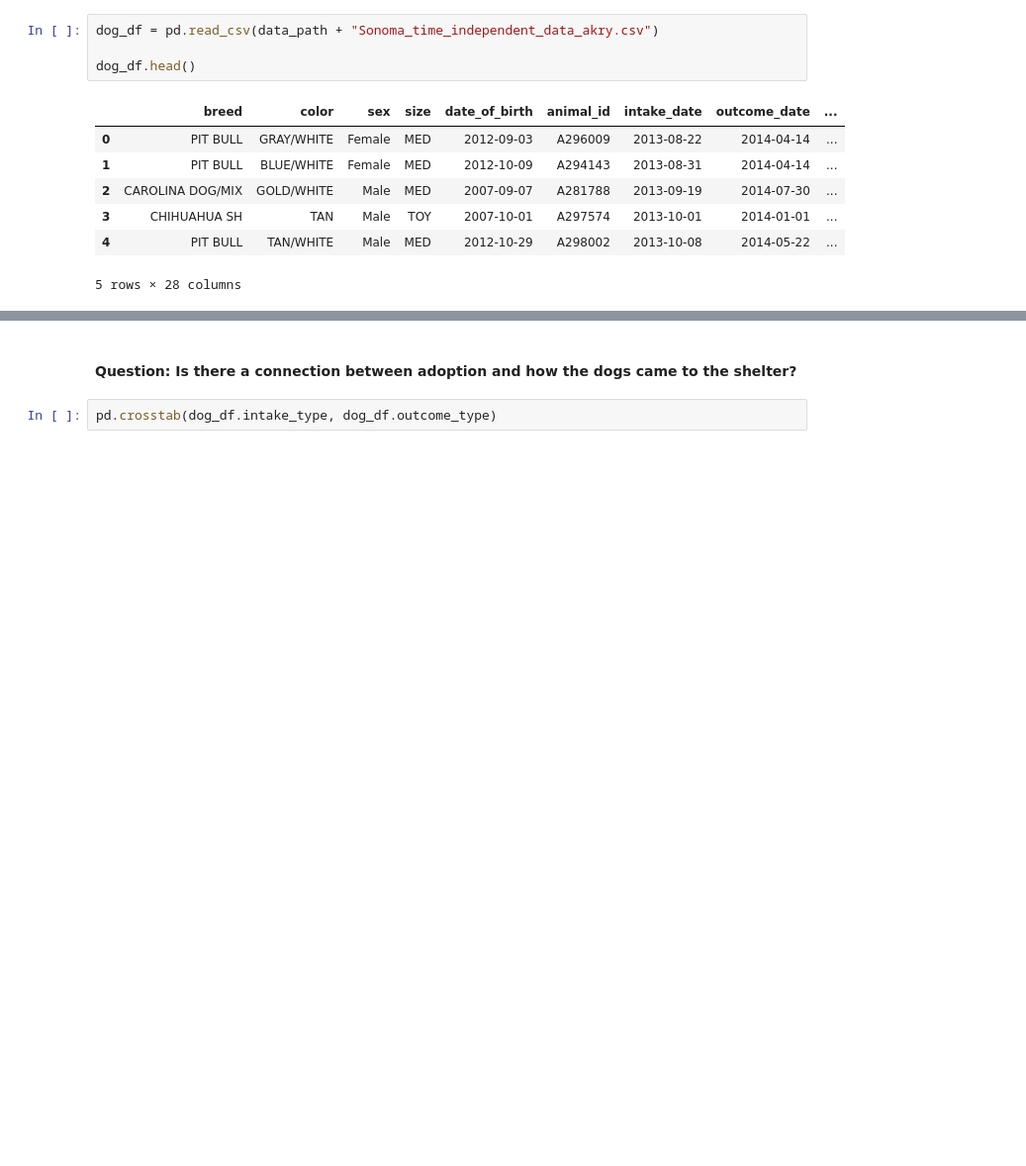
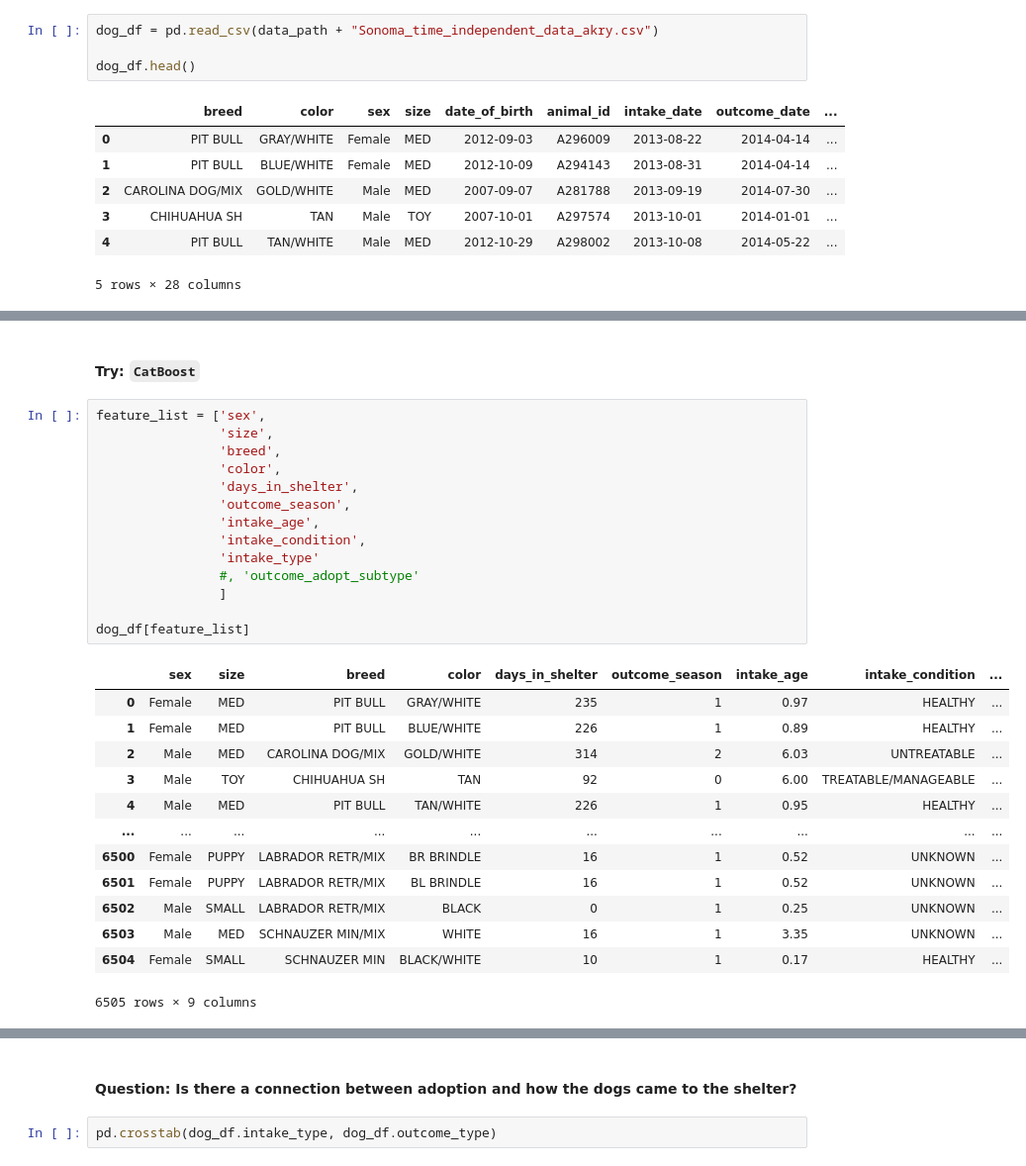
Before and after one commit to rty10/doggy-doggy-what-now, a Jupyter notebook: python_notebooks/time_independent_modeling/nontemporal_modeling_03.ipynb, the cells around one changed output, grey strips where cells are left out. Shown: that part at 99% size. Saved outputs shown, nothing was run; the diff lists cells and outputs as text; blank space fills up the shorter version.

```diff
--- a/python_notebooks/time_independent_modeling/nontemporal_modeling_03.ipynb
+++ b/python_notebooks/time_independent_modeling/nontemporal_modeling_03.ipynb
@@ -77,0 +100,30 @@ dog_df.head()
+# %% [markdown]
+#### Try: `CatBoost`
+# %%
+feature_list = ['sex',
+                'size',
+                'breed',
+                'color',
+                'days_in_shelter',
+                'outcome_season',
+                'intake_age',
+                'intake_condition',
+                'intake_type'
+                #, 'outcome_adopt_subtype'
+                ]
+
+dog_df[feature_list]
+# %% [output]
+|  | sex | size | breed | color | days_in_shelter | outcome_season | intake_age | intake_condition | ... |
+| 0 | Female | MED | PIT BULL | GRAY/WHITE | 235 | 1 | 0.97 | HEALTHY | ... |
+| 1 | Female | MED | PIT BULL | BLUE/WHITE | 226 | 1 | 0.89 | HEALTHY | ... |
+| 2 | Male | MED | CAROLINA DOG/MIX | GOLD/WHITE | 314 | 2 | 6.03 | UNTREATABLE | ... |
+| 3 | Male | TOY | CHIHUAHUA SH | TAN | 92 | 0 | 6.00 | TREATABLE/MANAGEABLE | ... |
+| 4 | Male | MED | PIT BULL | TAN/WHITE | 226 | 1 | 0.95 | HEALTHY | ... |
+| ... | ... | ... | ... | ... | ... | ... | ... | ... | ... |
+| 6500 | Female | PUPPY | LABRADOR RETR/MIX | BR BRINDLE | 16 | 1 | 0.52 | UNKNOWN | ... |
+| 6501 | Female | PUPPY | LABRADOR RETR/MIX | BL BRINDLE | 16 | 1 | 0.52 | UNKNOWN | ... |
+| 6502 | Male | SMALL | LABRADOR RETR/MIX | BLACK | 0 | 1 | 0.25 | UNKNOWN | ... |
+| 6503 | Male | MED | SCHNAUZER MIN/MIX | WHITE | 16 | 1 | 3.35 | UNKNOWN | ... |
+| 6504 | Female | SMALL | SCHNAUZER MIN | BLACK/WHITE | 10 | 1 | 0.17 | HEALTHY | ... |
+6505 rows × 9 columns
```
Also changed, not shown: parts of 16 cells of this notebook, 6 other files.
